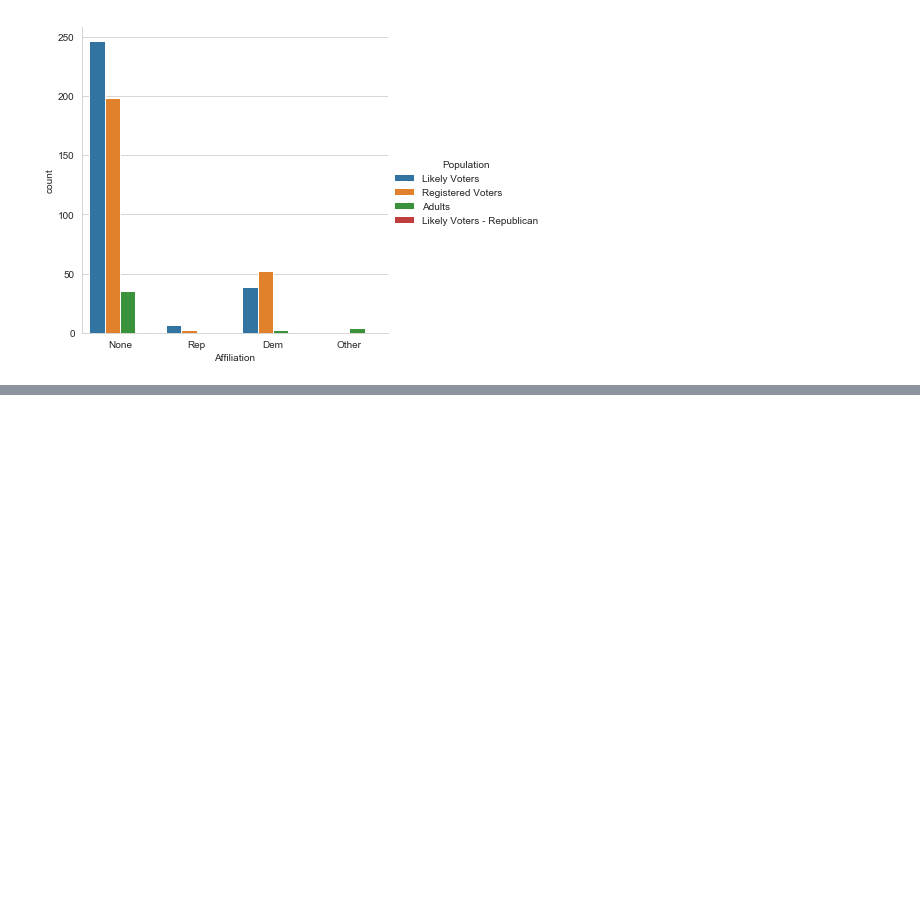
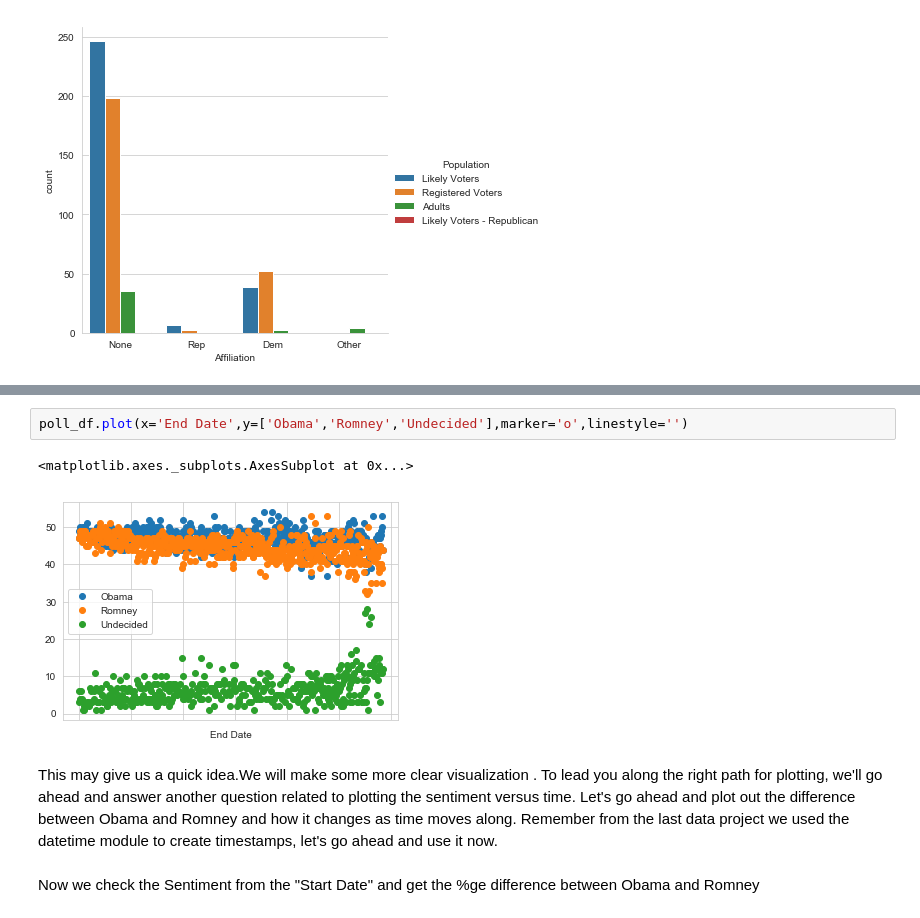
Before and after one commit to rohailkhan/USA_elections_alalysis, a Jupyter notebook: Analytics of US Elections.ipynb, the cells around one changed output, grey strips where cells are left out. Cells and saved outputs as stored; diff of their text form; blank space fills up the shorter version.

```diff
--- a/Analytics of US Elections.ipynb
+++ b/Analytics of US Elections.ipynb
@@ -98,0 +215,10 @@ plt.show()
+# %%
+poll_df.plot(x='End Date',y=['Obama','Romney','Undecided'],marker='o',linestyle='')
+# %% [output]
+<matplotlib.axes._subplots.AxesSubplot at 0x...>
+[figure, added]
+# %% [markdown]
+This may give us  a quick idea.We will make some more clear visualization .
+To lead you along the right path for plotting, we'll go ahead and answer another question related to plotting the sentiment versus time. Let's go ahead and plot out the difference between Obama and Romney and how it changes as time moves along. Remember from the last data project we used the datetime module to create timestamps, let's go ahead and use it now.
+# %% [markdown]
+Now we check the Sentiment from the "Start Date" and get the %ge difference between Obama and Romney
```
Also changed, not shown: parts of 37 cells of this notebook.
